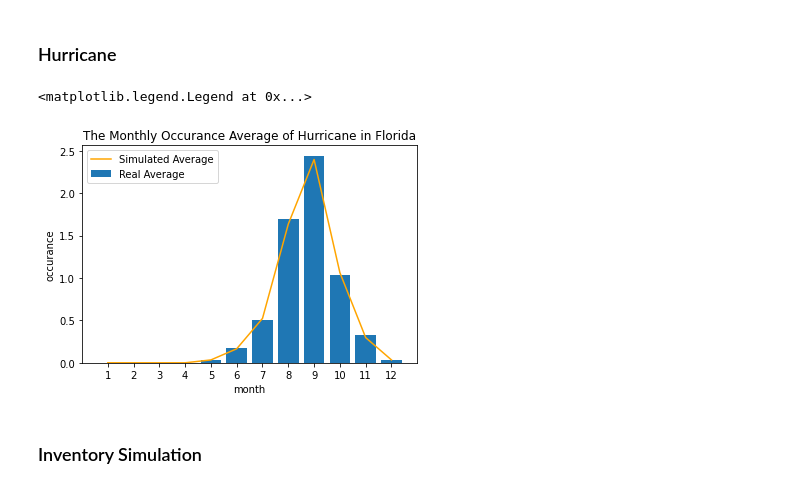
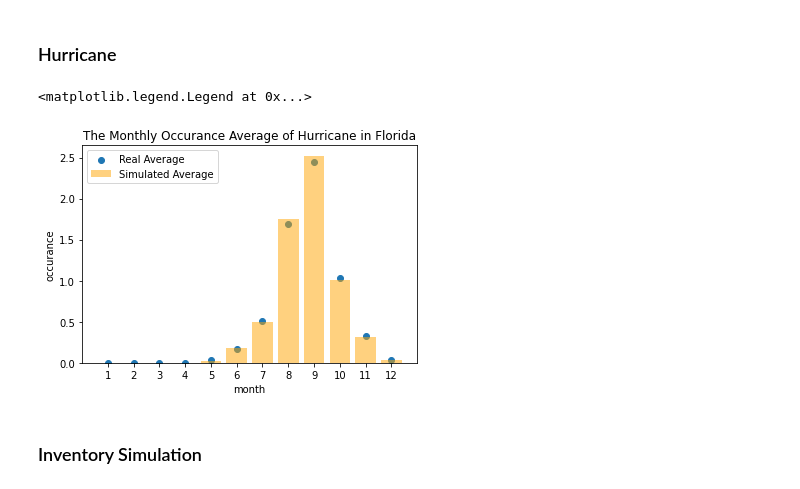
Before and after one commit to r50206v/E4404-Simulation-Project, a Jupyter notebook: Visualization.ipynb, the cells around one changed output. Cells and saved outputs as stored; diff of their text form; code cells hidden in the pictures.

Commit message:
[BUGFIX] rerun our visualizations

```diff
--- a/Visualization.ipynb
+++ b/Visualization.ipynb
@@ -90,16 +96,16 @@ for m in month:
 for m, c in zip(unique, counts):
     freq_map[int(m)] = c
 # %%
-plt.bar(month, monthlyAvg, label='Real Average')
-plt.plot(month, np.array(list(freq_map.values())) / N, label='Simulated Average', color='orange')
+plt.bar(month, np.array(list(freq_map.values())) / N, label='Simulated Average', color='orange', alpha=0.5)
+plt.scatter(month, monthlyAvg, label='Real Average')
 plt.xticks(month)
 plt.title('The Monthly Occurance Average of Hurricane in Florida')
 plt.ylabel('occurance')
 plt.xlabel('month')
 plt.legend()
 # %% [output]
 <matplotlib.legend.Legend at 0x...>
-[figure, old version]
+[figure, new version]
 # %% [markdown]
 ### Inventory Simulation
 # %%
```
Also changed, not shown: parts of 8 cells of this notebook.
